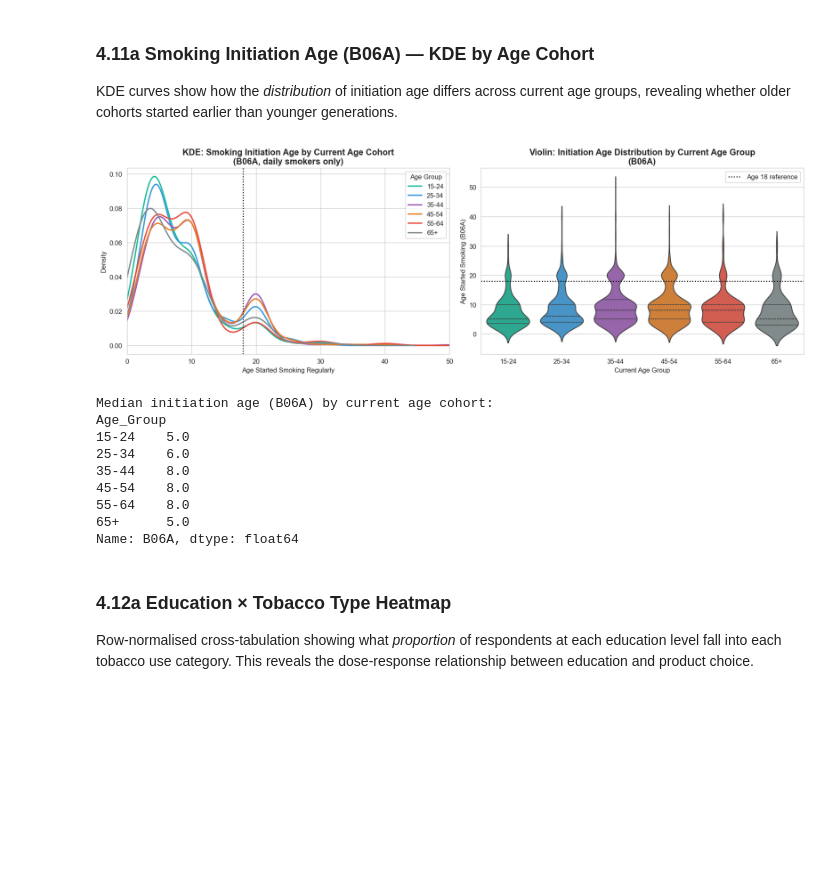
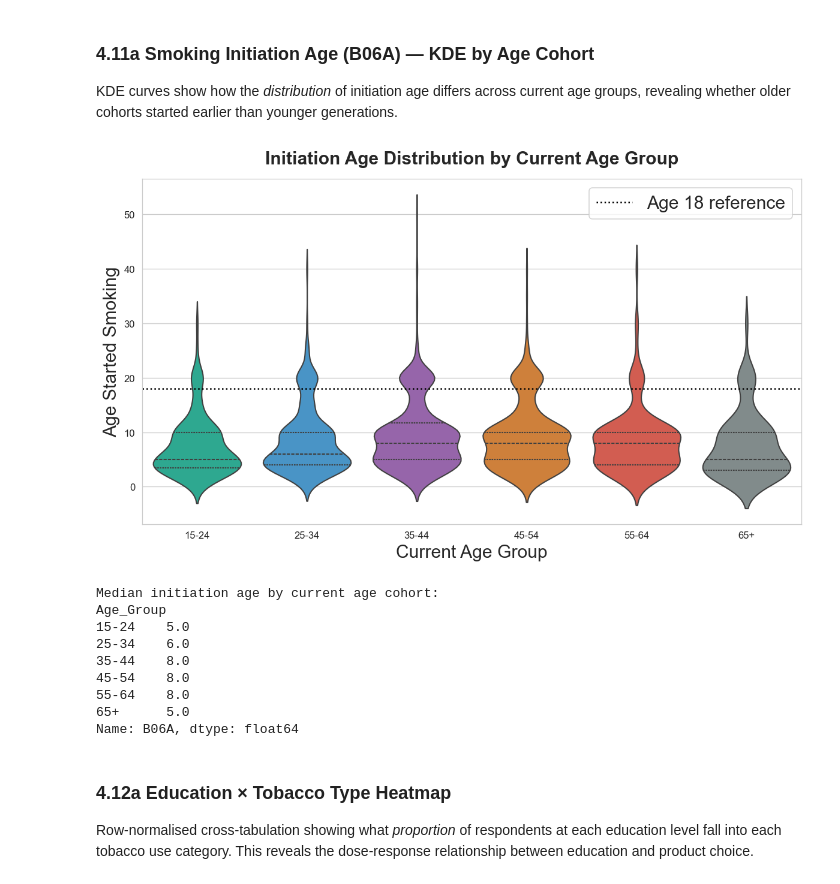
Before and after one commit to sowmiksudo/GATS-2017-Bangladesh-Microdata-Analysis, a Jupyter notebook: GATS_2017_Bangladesh_Analysis.ipynb, the cells around one changed output. Cells and saved outputs as stored; diff of their text form; code cells hidden in the pictures; blank space fills up the shorter version.

```diff
--- a/GATS_2017_Bangladesh_Analysis.ipynb
+++ b/GATS_2017_Bangladesh_Analysis.ipynb
@@ -914,54 +932,37 @@ This section presents a correlation matrix of key demographic and behavioral var
 KDE curves show how the *distribution* of initiation age differs across current age groups,
 revealing whether older cohorts started earlier than younger generations.
 # %%
-# 4.11a KDE of Smoking Initiation Age (B06A) Across Age Cohorts
-# Younger cohorts initiating later may reflect improved public health messaging over decades.
+# 4.11a Violin Plot of Smoking Initiation Age Across Age Cohorts
 kde_data = df[(df['B01'] == 1) & (df['B06A'].notna()) & (df['B06A'] < 77) & (df['B06A'] > 0)].copy()
 kde_data = kde_data[kde_data['Age_Group'].notna()]
 
-fig, axes = plt.subplots(1, 2, figsize=(15, 5))
+fig, ax = plt.subplots(figsize=(10, 6))
 
 age_palette = {
     '15-24': '#1abc9c', '25-34': '#3498db', '35-44': '#9b59b6',
     '45-54': '#e67e22', '55-64': '#e74c3c', '65+': '#7f8c8d'
 }
 
-# Left: overlapping KDE curves per age cohort
-for grp, color in age_palette.items():
-    subset = kde_data[kde_data['Age_Group'] == grp]['B06A']
-    if len(subset) >= 10:
-        subset.plot.kde(ax=axes[0], label=grp, color=color, linewidth=2)
-
-axes[0].set_title('KDE: Smoking Initiation Age by Current Age Cohort\n(B06A, daily smokers only)',
-                  fontsize=13, fontweight='bold')
-axes[0].set_xlabel('Age Started Smoking Regularly')
-axes[0].set_ylabel('Density')
-axes[0].set_xlim(0, 50)
-axes[0].legend(title='Age Group', frameon=True)
-axes[0].axvline(18, color='black', linestyle=':', linewidth=1.5, label='Age 18')
-
-# Right: violin of initiation age by age group
 group_order = ['15-24', '25-34', '35-44', '45-54', '55-64', '65+']
 present_groups = [g for g in group_order if g in kde_data['Age_Group'].values]
 sns.violinplot(data=kde_data, x='Age_Group', y='B06A', order=present_groups,
-               palette=age_palette, inner='quartile', ax=axes[1])
-axes[1].set_title('Violin: Initiation Age Distribution by Current Age Group\n(B06A)',
-                  fontsize=13, fontweight='bold')
-axes[1].set_xlabel('Current Age Group')
-axes[1].set_ylabel('Age Started Smoking (B06A)')
-axes[1].axhline(18, color='black', linestyle=':', linewidth=1.5, label='Age 18 reference')
-axes[1].legend(frameon=True)
+               palette=age_palette, inner='quartile', ax=ax)
+ax.set_title('Initiation Age Distribution by Current Age Group',
+                  fontsize=18, fontweight='bold', pad=15)
+ax.set_xlabel('Current Age Group', fontsize=18)
+ax.set_ylabel('Age Started Smoking', fontsize=18)
+ax.axhline(18, color='black', linestyle=':', linewidth=1.5, label='Age 18 reference')
+ax.legend(frameon=True, fontsize=18)
 
 plt.tight_layout()
-plt.savefig('10_kde_age.png', dpi=150, bbox_inches='tight')
+plt.savefig('10_violin_age.png', dpi=150, bbox_inches='tight')
 plt.show()
 
-# Median initiation age per cohort
-print("Median initiation age (B06A) by current age cohort:")
+print("Median initiation age by current age cohort:")
 print(kde_data.groupby('Age_Group', observed=True)['B06A'].median().round(1))
 # %% [output]
-[figure, old version]
+[figure, new version]
-Median initiation age (B06A) by current age cohort:
+Median initiation age by current age cohort:
 Age_Group
 15-24    5.0
 25-34    6.0
```
Also changed, not shown: parts of 17 cells of this notebook, 21 other files.
